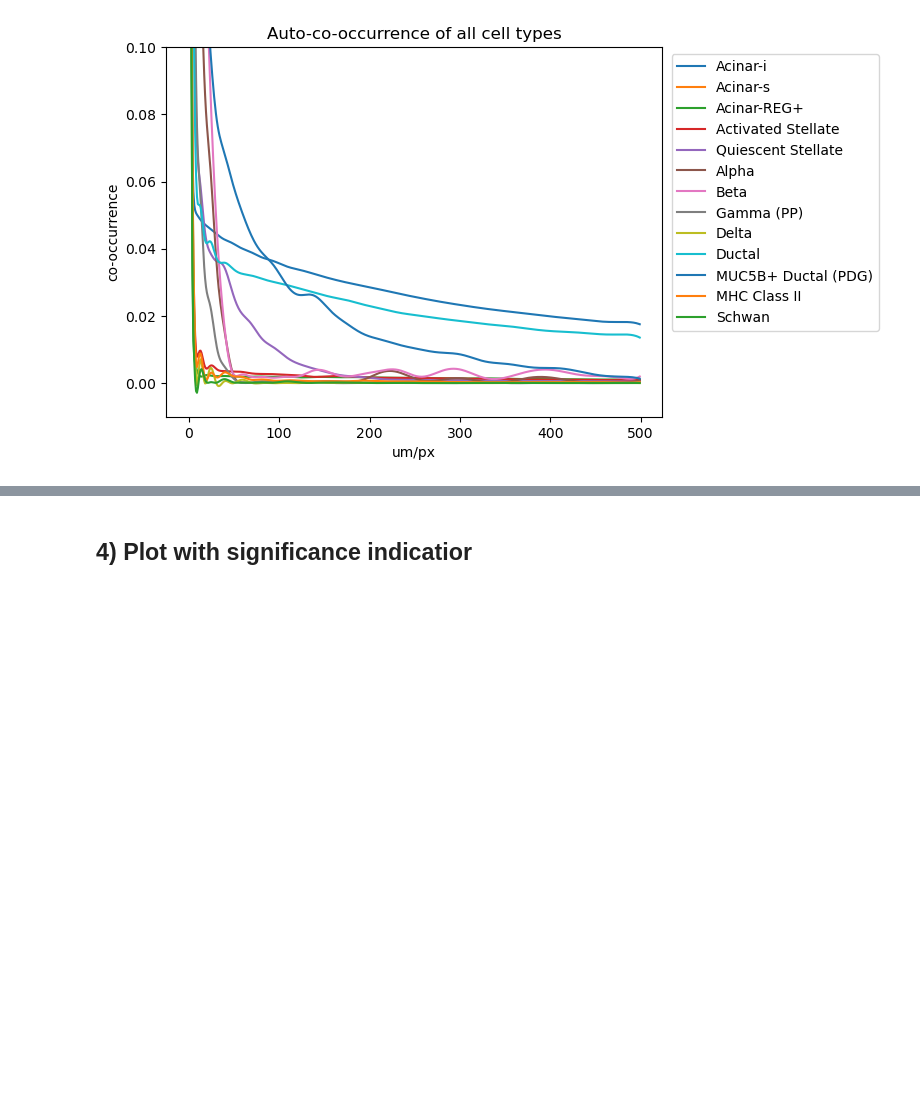
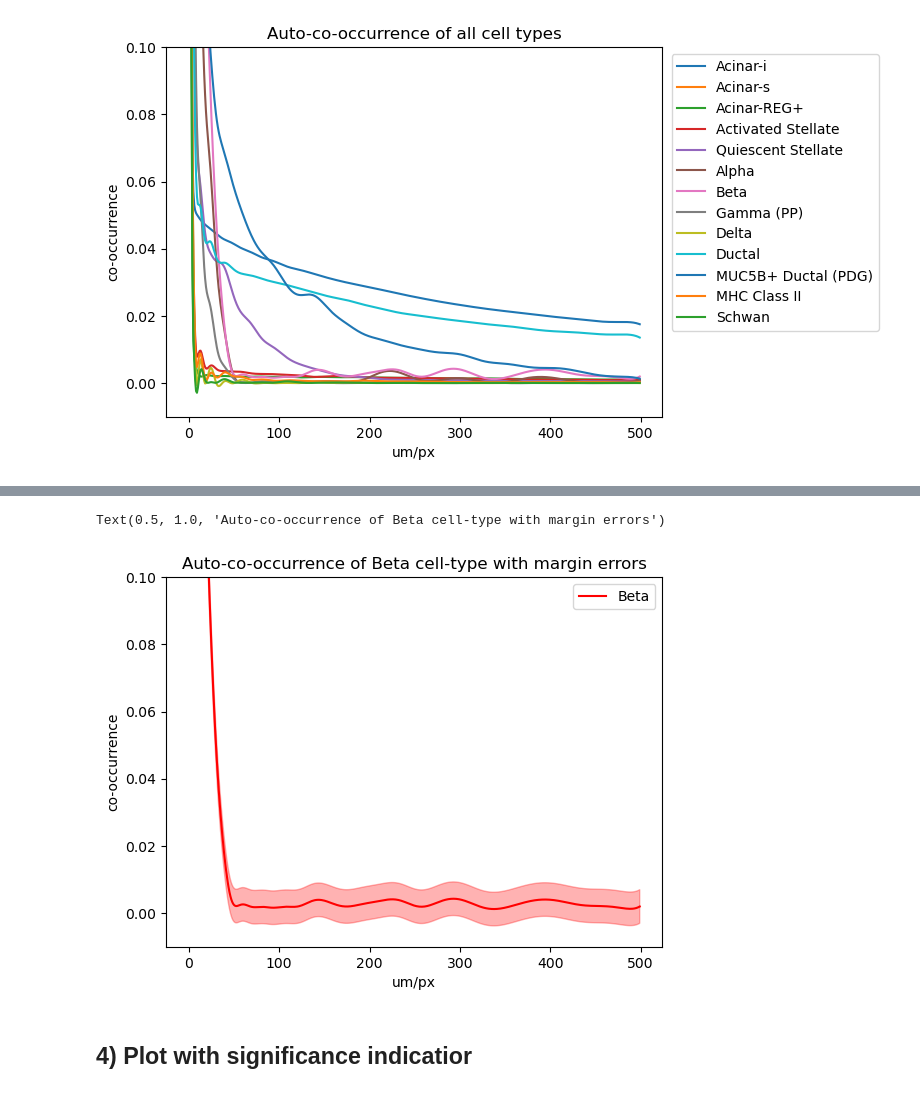
Before and after one commit to HiDiHlabs/sonar, a Jupyter notebook: sonar/plotting_functions_test.ipynb, the cells around one changed output, grey strips where cells are left out. Drawn from its saved outputs; the diff is of its cells as text; code cells hidden in the pictures; blank space fills up the shorter version.

```diff
--- a/sonar/plotting_functions_test.ipynb
+++ b/sonar/plotting_functions_test.ipynb
@@ -107,3 +195,27 @@ simple_cooc_plot(cooc_curves_res = cooc_template_, cell_type_labels = cluster_la
+# %%
+# trial for the previour function
+fig, ax = plt.subplots()
+
+ax.set_ylabel("co-occurrence")
+ax.set_xlabel("um/px")
+ax.set_ylim(-0.01, 0.1)
+
+initial_plot = cooc_template_[int(7),int(7)]
+min_error = cooc_template_[int(7),int(7)]-0.005
+max_error = cooc_template_[int(7),int(7)]+0.005
+
+X = list(range(cooc_template_.shape[2]))
+
+ax.plot(initial_plot, label=cluster_labels[7], color = 'r')
+ax.plot(min_error, color = 'r', linewidth = 0.001)
+ax.plot(max_error, color = 'r', linewidth = 0.001)
+ax.fill_between(x=X, y1=min_error, y2=max_error, color = 'r', alpha = 0.3)
+
+ax.legend(loc="upper right")
+ax.set_title(f"Auto-co-occurrence of {cluster_labels[7]} cell-type with margin errors")
+# %% [output]
+Text(0.5, 1.0, 'Auto-co-occurrence of Beta cell-type with margin errors')
+[figure, added]
 # %% [markdown]
 ## 4) Plot with significance indicatior
 # %%
```
Also changed, not shown: parts of 9 cells of this notebook.
